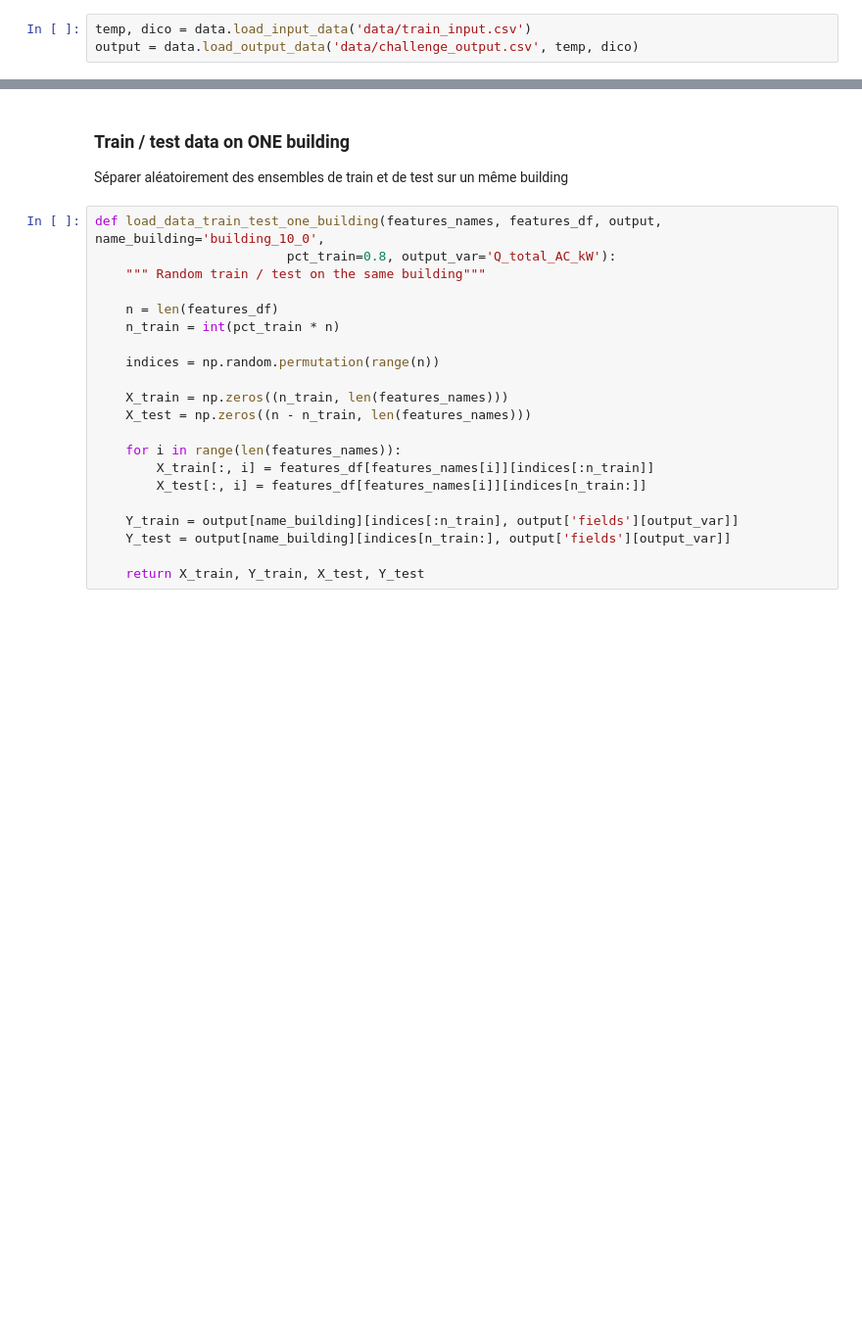
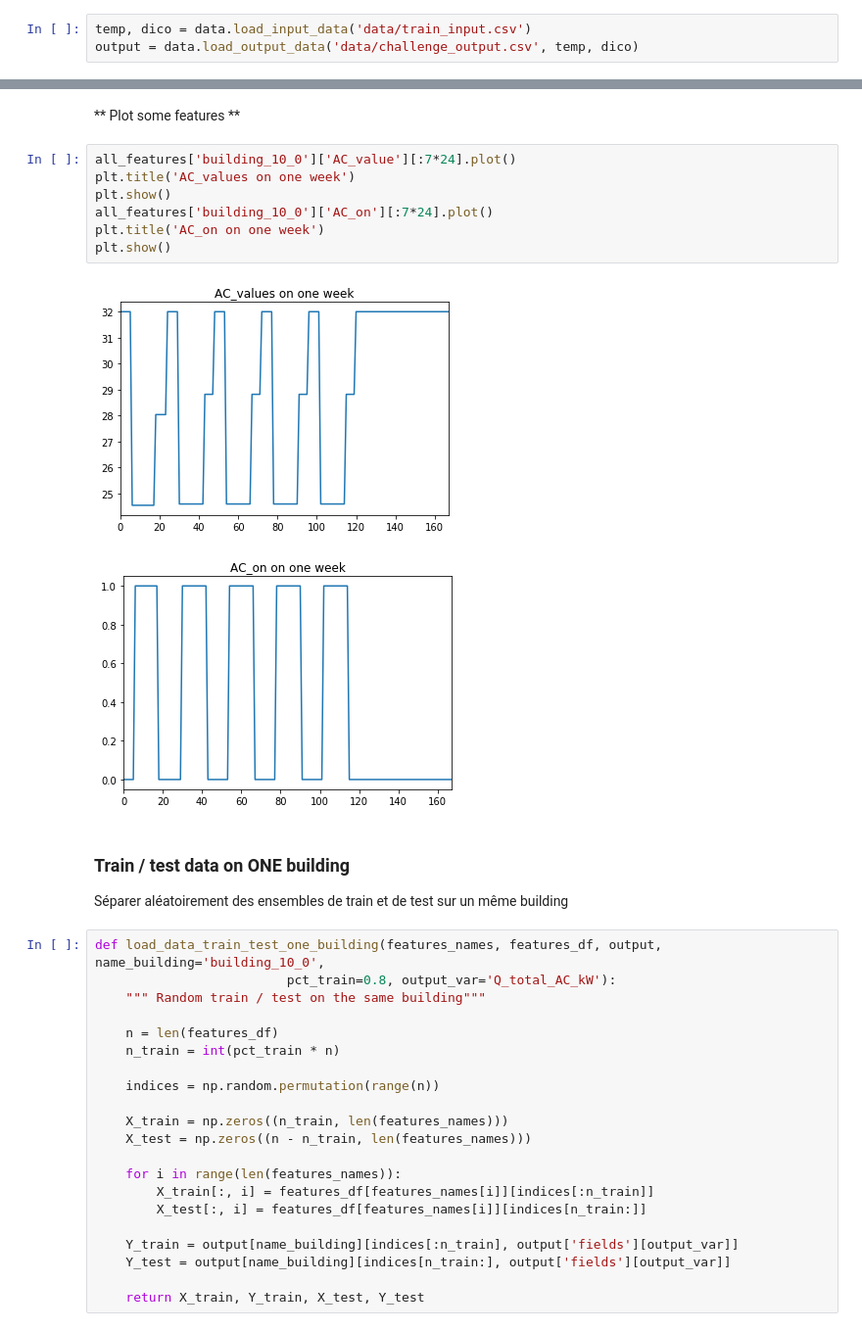
Before and after one commit to adelegi/Challenge_ENS, a Jupyter notebook: Prediction_AC_adele.ipynb, the cells around one changed output, grey strips where cells are left out. Shown at 98% size. Cells and saved outputs as stored; diff of their text form; blank space fills up the shorter version.

```diff
--- a/Prediction_AC_adele.ipynb
+++ b/Prediction_AC_adele.ipynb
@@ -56,3 +63,15 @@ Beacoup de variables contantes
+# %% [markdown]
+** Plot some features **
+# %%
+all_features['building_10_0']['AC_value'][:7*24].plot()
+plt.title('AC_values on one week')
+plt.show()
+all_features['building_10_0']['AC_on'][:7*24].plot()
+plt.title('AC_on on one week')
+plt.show()
+# %% [output]
+[figure, added]
+[figure, added]
 # %% [markdown]
 ### Train / test data on ONE building
 
```
Also changed, not shown: parts of 25 cells of this notebook, 4 other files.
